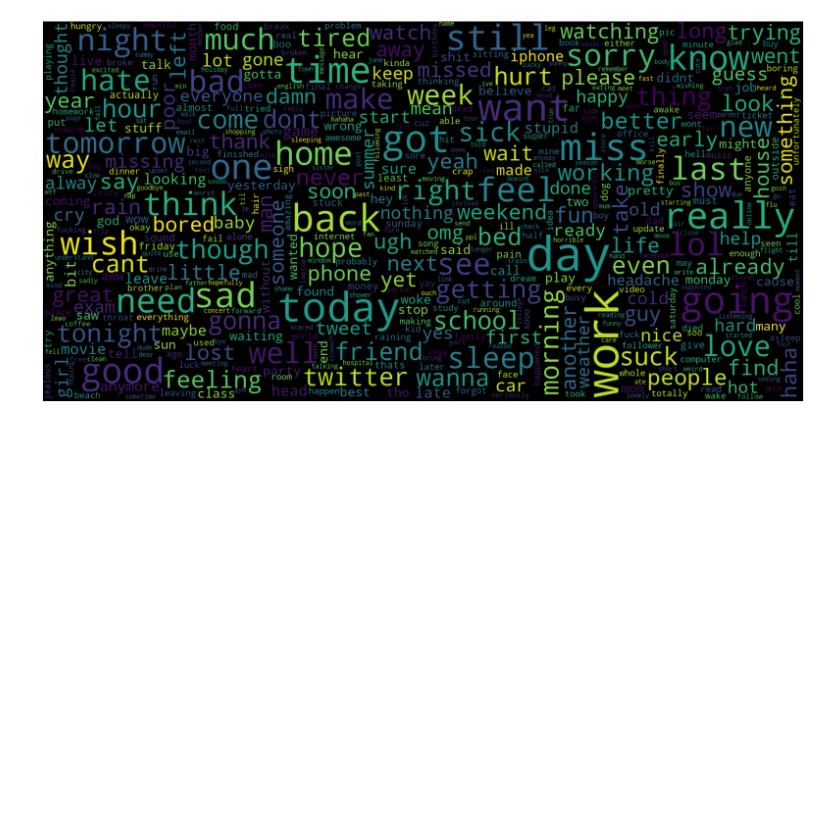
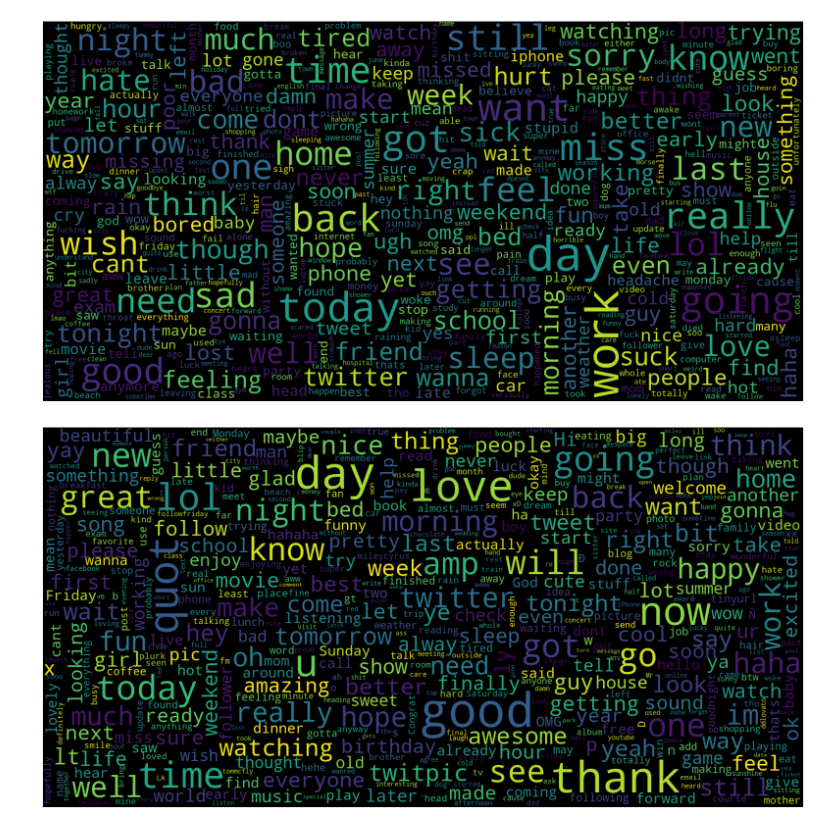
Before and after one commit to asad0206/Twitter-Sentiment-Analysis, a Jupyter notebook: ExploratoryDataAnalysis.ipynb, the cells around one changed output. Cells and saved outputs as stored; diff of their text form; code cells hidden in the pictures; blank space fills up the shorter version.

Commit message:
Added positive wordcloud

```diff
--- a/ExploratoryDataAnalysis.ipynb
+++ b/ExploratoryDataAnalysis.ipynb
@@ -128,3 +128,15 @@ plt.axis('off')
 plt.show()
 # %% [output]
 [figure]
+# %%
+#Word Clud Positive Words
+all_words = " ".join([tweet for tweet in df['text'][df['target']==1]])
+
+wordcloud = WordCloud(max_words = 500, width=1600, height=800, collocations = False, max_font_size=100).generate(all_words)
+
+plt.figure(figsize=(20,20))
+plt.imshow(wordcloud, interpolation='bilinear')
+plt.axis('off')
+plt.show()
+# %% [output]
+[figure, added]
```
